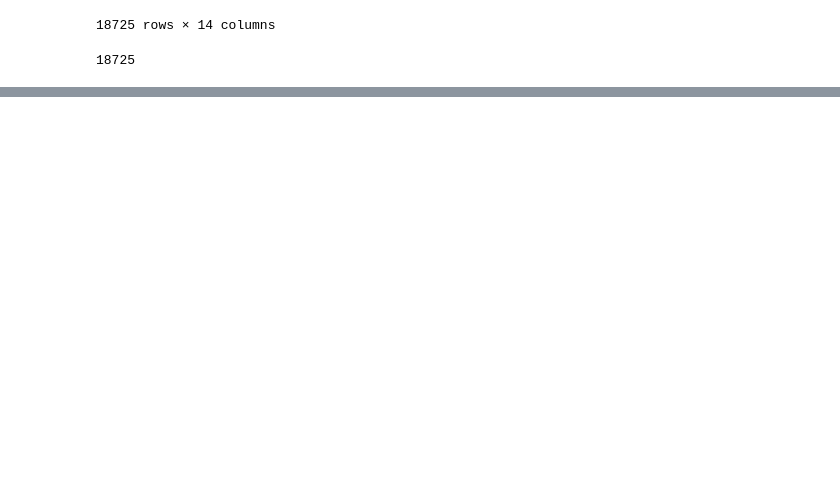
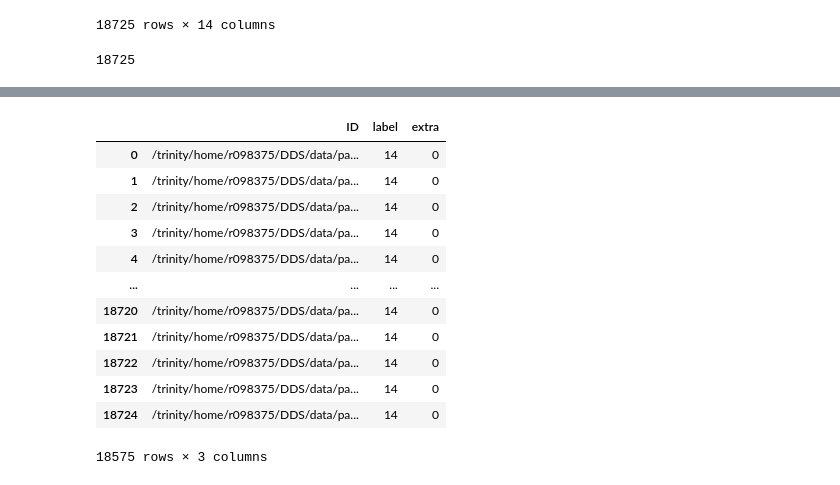
Before and after one commit to SoenkevL/DeepDicomSort, a Jupyter notebook: prototyping/parelsnoer/LabelParelsnoer.ipynb, the cells around one changed output, grey strips where cells are left out. Cells and saved outputs as stored; diff of their text form; code cells hidden in the pictures; blank space fills up the shorter version.

```diff
--- a/prototyping/parelsnoer/LabelParelsnoer.ipynb
+++ b/prototyping/parelsnoer/LabelParelsnoer.ipynb
@@ -72,8 +72,14 @@ array(['601-t_T1_IR_3mm', '604-isoDWI_uit_DTI', '603-dADC_uit_DTI',
 # %%
 def rename(origName):
     on = origName.lower()
+    if 'cwk' in on or 'lwk' in on or 'twk' in on:
+        return 'spinal'
+    if 'phase' in on:
+        return 'phase'
     if 'local' in on:
         return 'localizer'
+    if 'unknown' in on:
+        return 'unknown'
     if 'gd' in on:
         if 't1' in on or 'fspgr' in on:
             return 'T1c'
@@ -97,6 +103,8 @@ def rename(origName):
         return 'survey'
     if 'asl' in on:
         return 'asl'
+    if 'min' in on:
+        return 'minip'
     if 'swi' in on:
         return 'swi'
     return 'other'
@@ -352,2 +364,20 @@ label
 Name: count, dtype: int64
+# %%
+FinalLabelFrame = FinalLabelFrame[FinalLabelFrame['label']!=-1]
+# %%
+FinalLabelFrame
+# %% [output]
+|  | ID | label | extra |
+| 0 | /trinity/home/r098375/DDS/data/pa... | 14 | 0 |
+| 1 | /trinity/home/r098375/DDS/data/pa... | 14 | 0 |
+| 2 | /trinity/home/r098375/DDS/data/pa... | 14 | 0 |
+| 3 | /trinity/home/r098375/DDS/data/pa... | 14 | 0 |
+| 4 | /trinity/home/r098375/DDS/data/pa... | 14 | 0 |
+| ... | ... | ... | ... |
+| 18720 | /trinity/home/r098375/DDS/data/pa... | 14 | 0 |
+| 18721 | /trinity/home/r098375/DDS/data/pa... | 14 | 0 |
+| 18722 | /trinity/home/r098375/DDS/data/pa... | 14 | 0 |
+| 18723 | /trinity/home/r098375/DDS/data/pa... | 14 | 0 |
+| 18724 | /trinity/home/r098375/DDS/data/pa... | 14 | 0 |
+18575 rows × 3 columns
 # %%
```
Also changed, not shown: parts of 7 cells of this notebook, 8 other files.
